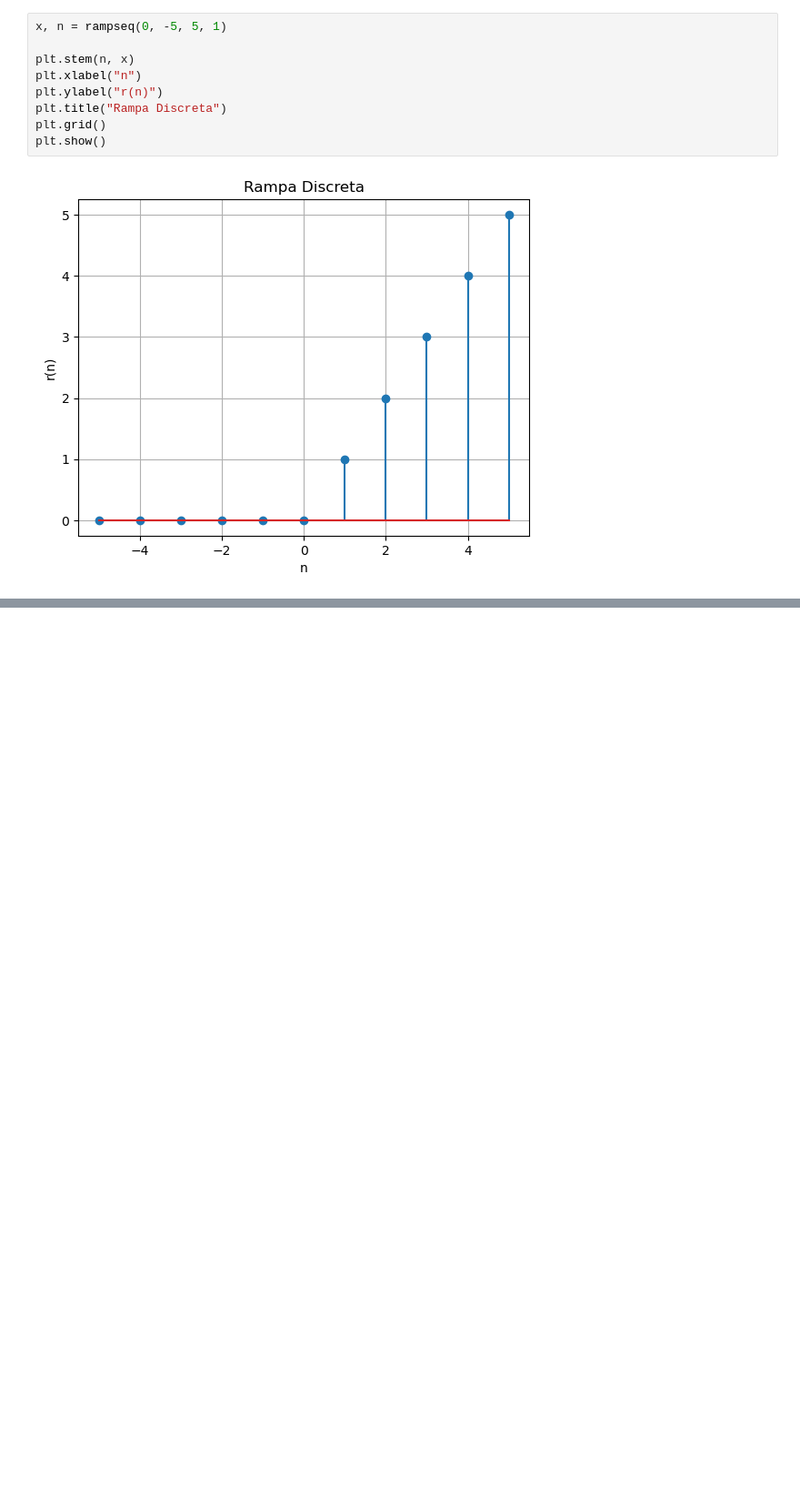
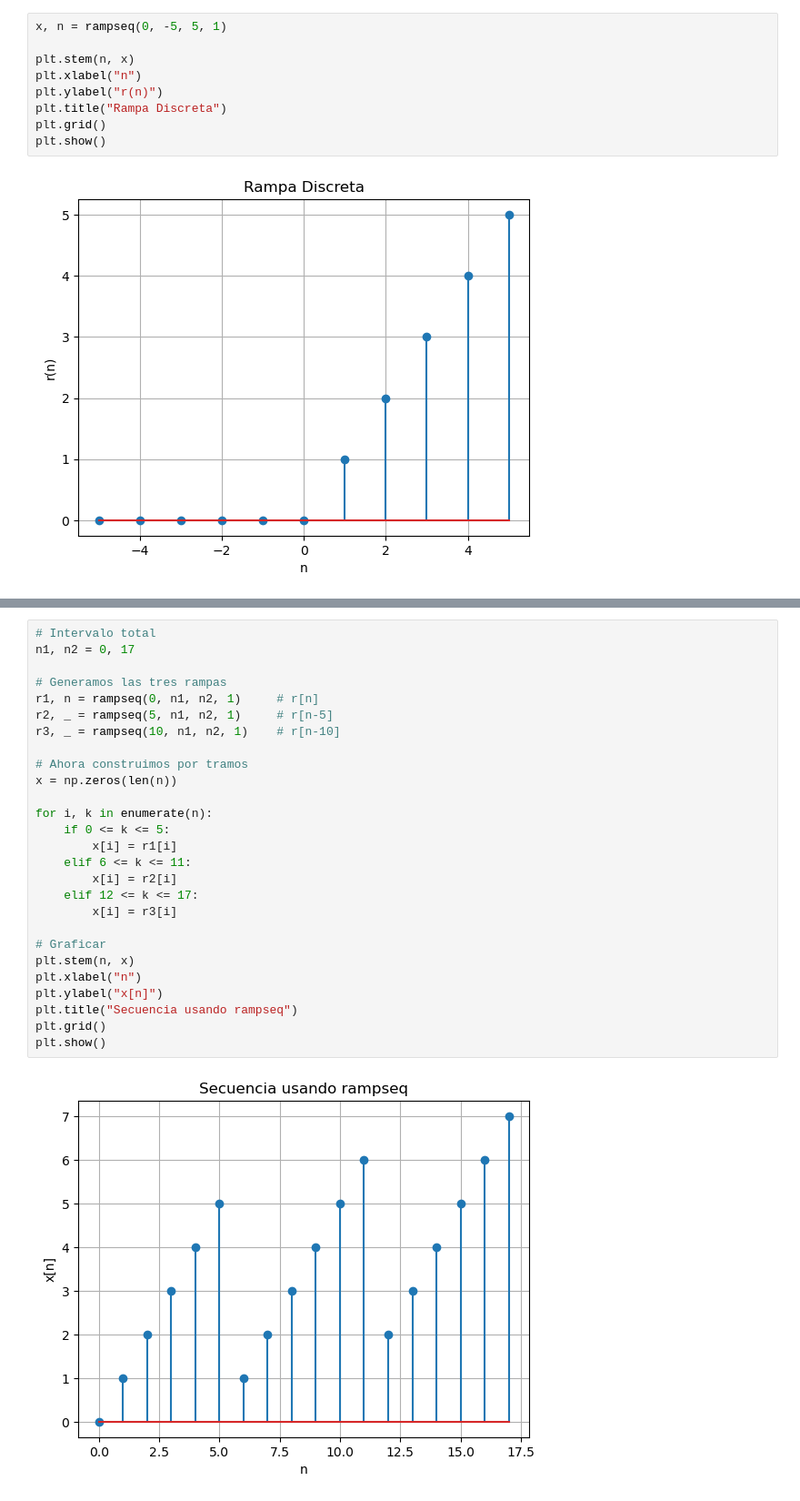
Before and after one commit to decagsito/Biosenales_20261, a Jupyter notebook: Practica_2.ipynb, the cells around one changed output, grey strips where cells are left out. Shown at 91% size. Drawn from its saved outputs; the diff is of its cells as text; blank space fills up the shorter version.

```diff
--- a/Practica_2.ipynb
+++ b/Practica_2.ipynb
@@ -64,0 +103,29 @@ plt.show()
+# %%
+# Intervalo total
+n1, n2 = 0, 17
+
+# Generamos las tres rampas
+r1, n = rampseq(0, n1, n2, 1)     # r[n]
+r2, _ = rampseq(5, n1, n2, 1)     # r[n-5]
+r3, _ = rampseq(10, n1, n2, 1)    # r[n-10]
+
+# Ahora construimos por tramos
+x = np.zeros(len(n))
+
+for i, k in enumerate(n):
+    if 0 <= k <= 5:
+        x[i] = r1[i]
+    elif 6 <= k <= 11:
+        x[i] = r2[i]
+    elif 12 <= k <= 17:
+        x[i] = r3[i]
+
+# Graficar
+plt.stem(n, x)
+plt.xlabel("n")
+plt.ylabel("x[n]")
+plt.title("Secuencia usando rampseq")
+plt.grid()
+plt.show()
+# %% [output]
+[figure, added]
```
Also changed, not shown: parts of 3 cells of this notebook.
